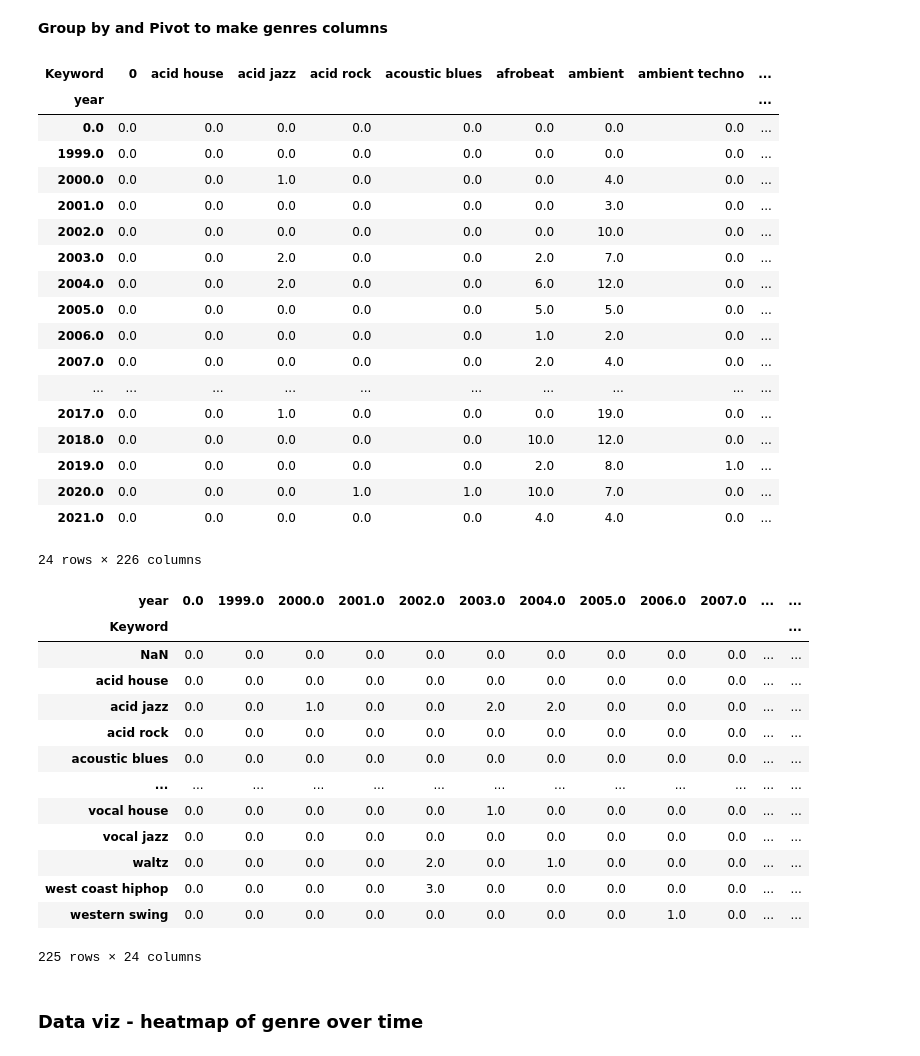
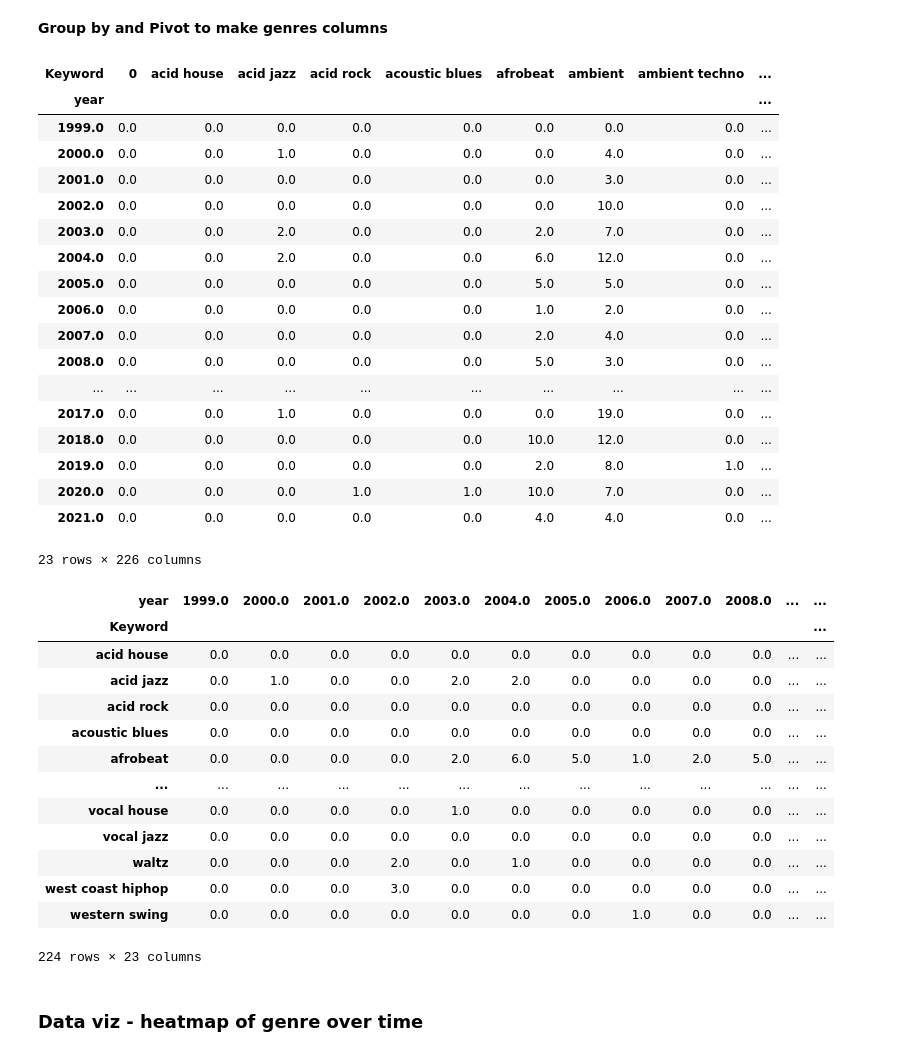
Before and after one commit to chan-chris/Metis_proj5, a Jupyter notebook: pgms/01_pitchfork_review_analysis.ipynb, the cells around one changed output. Drawn from its saved outputs; the diff is of its cells as text; code cells hidden in the pictures.

```diff
--- a/pgms/01_pitchfork_review_analysis.ipynb
+++ b/pgms/01_pitchfork_review_analysis.ipynb
@@ -843,11 +845,11 @@ x=df_long_limited.groupby(['year']).sum()
 # %%
 genre_time=pd.pivot_table(df_long_limited, index = 'year', values = 'Count', columns = 'Keyword', aggfunc = 'sum')
 genre_time.fillna(0,inplace=True)
+genre_time.drop((0.0),inplace=True)
 genre_time
 # %% [output]
 | Keyword | 0 | acid house | acid jazz | acid rock | acoustic blues | afrobeat | ambient | ambient techno | ... |
 | year |  |  |  |  |  |  |  |  | ... |
-| 0.0 | 0.0 | 0.0 | 0.0 | 0.0 | 0.0 | 0.0 | 0.0 | 0.0 | ... |
 | 1999.0 | 0.0 | 0.0 | 0.0 | 0.0 | 0.0 | 0.0 | 0.0 | 0.0 | ... |
 | 2000.0 | 0.0 | 0.0 | 1.0 | 0.0 | 0.0 | 0.0 | 4.0 | 0.0 | ... |
 | 2001.0 | 0.0 | 0.0 | 0.0 | 0.0 | 0.0 | 0.0 | 3.0 | 0.0 | ... |
@@ -857,35 +859,37 @@ genre_time
 | 2005.0 | 0.0 | 0.0 | 0.0 | 0.0 | 0.0 | 5.0 | 5.0 | 0.0 | ... |
 | 2006.0 | 0.0 | 0.0 | 0.0 | 0.0 | 0.0 | 1.0 | 2.0 | 0.0 | ... |
 | 2007.0 | 0.0 | 0.0 | 0.0 | 0.0 | 0.0 | 2.0 | 4.0 | 0.0 | ... |
+| 2008.0 | 0.0 | 0.0 | 0.0 | 0.0 | 0.0 | 5.0 | 3.0 | 0.0 | ... |
 | ... | ... | ... | ... | ... | ... | ... | ... | ... | ... |
 | 2017.0 | 0.0 | 0.0 | 1.0 | 0.0 | 0.0 | 0.0 | 19.0 | 0.0 | ... |
 | 2018.0 | 0.0 | 0.0 | 0.0 | 0.0 | 0.0 | 10.0 | 12.0 | 0.0 | ... |
 | 2019.0 | 0.0 | 0.0 | 0.0 | 0.0 | 0.0 | 2.0 | 8.0 | 1.0 | ... |
 | 2020.0 | 0.0 | 0.0 | 0.0 | 1.0 | 1.0 | 10.0 | 7.0 | 0.0 | ... |
 | 2021.0 | 0.0 | 0.0 | 0.0 | 0.0 | 0.0 | 4.0 | 4.0 | 0.0 | ... |
-24 rows × 226 columns
+23 rows × 226 columns
 # %%
 # remove jazz
 genre_time.columns = genre_time.columns.str.strip()
 genre_time_limited=genre_time.drop('jazz',axis=1)
 # transpose
 genre_time_T = genre_time_limited.T
+genre_time_T = genre_time_T.iloc[1:]
 genre_time_T
 # %% [output]
-| year | 0.0 | 1999.0 | 2000.0 | 2001.0 | 2002.0 | 2003.0 | 2004.0 | 2005.0 | 2006.0 | 2007.0 | ... | ... |
+| year | 1999.0 | 2000.0 | 2001.0 | 2002.0 | 2003.0 | 2004.0 | 2005.0 | 2006.0 | 2007.0 | 2008.0 | ... | ... |
 | Keyword |  |  |  |  |  |  |  |  |  |  |  | ... |
-| NaN | 0.0 | 0.0 | 0.0 | 0.0 | 0.0 | 0.0 | 0.0 | 0.0 | 0.0 | 0.0 | ... | ... |
 | acid house | 0.0 | 0.0 | 0.0 | 0.0 | 0.0 | 0.0 | 0.0 | 0.0 | 0.0 | 0.0 | ... | ... |
-| acid jazz | 0.0 | 0.0 | 1.0 | 0.0 | 0.0 | 2.0 | 2.0 | 0.0 | 0.0 | 0.0 | ... | ... |
+| acid jazz | 0.0 | 1.0 | 0.0 | 0.0 | 2.0 | 2.0 | 0.0 | 0.0 | 0.0 | 0.0 | ... | ... |
 | acid rock | 0.0 | 0.0 | 0.0 | 0.0 | 0.0 | 0.0 | 0.0 | 0.0 | 0.0 | 0.0 | ... | ... |
 | acoustic blues | 0.0 | 0.0 | 0.0 | 0.0 | 0.0 | 0.0 | 0.0 | 0.0 | 0.0 | 0.0 | ... | ... |
+| afrobeat | 0.0 | 0.0 | 0.0 | 0.0 | 2.0 | 6.0 | 5.0 | 1.0 | 2.0 | 5.0 | ... | ... |
 | ... | ... | ... | ... | ... | ... | ... | ... | ... | ... | ... | ... | ... |
-| vocal house | 0.0 | 0.0 | 0.0 | 0.0 | 0.0 | 1.0 | 0.0 | 0.0 | 0.0 | 0.0 | ... | ... |
+| vocal house | 0.0 | 0.0 | 0.0 | 0.0 | 1.0 | 0.0 | 0.0 | 0.0 | 0.0 | 0.0 | ... | ... |
 | vocal jazz | 0.0 | 0.0 | 0.0 | 0.0 | 0.0 | 0.0 | 0.0 | 0.0 | 0.0 | 0.0 | ... | ... |
-| waltz | 0.0 | 0.0 | 0.0 | 0.0 | 2.0 | 0.0 | 1.0 | 0.0 | 0.0 | 0.0 | ... | ... |
-| west coast hiphop | 0.0 | 0.0 | 0.0 | 0.0 | 3.0 | 0.0 | 0.0 | 0.0 | 0.0 | 0.0 | ... | ... |
-| western swing | 0.0 | 0.0 | 0.0 | 0.0 | 0.0 | 0.0 | 0.0 | 0.0 | 1.0 | 0.0 | ... | ... |
+| waltz | 0.0 | 0.0 | 0.0 | 2.0 | 0.0 | 1.0 | 0.0 | 0.0 | 0.0 | 0.0 | ... | ... |
+| west coast hiphop | 0.0 | 0.0 | 0.0 | 3.0 | 0.0 | 0.0 | 0.0 | 0.0 | 0.0 | 0.0 | ... | ... |
+| western swing | 0.0 | 0.0 | 0.0 | 0.0 | 0.0 | 0.0 | 0.0 | 1.0 | 0.0 | 0.0 | ... | ... |
-225 rows × 24 columns
+224 rows × 23 columns
 # %% [markdown]
 ### Data viz - heatmap of genre over time
 # %%
```
Also changed, not shown: parts of 86 cells of this notebook, 8 other files.
